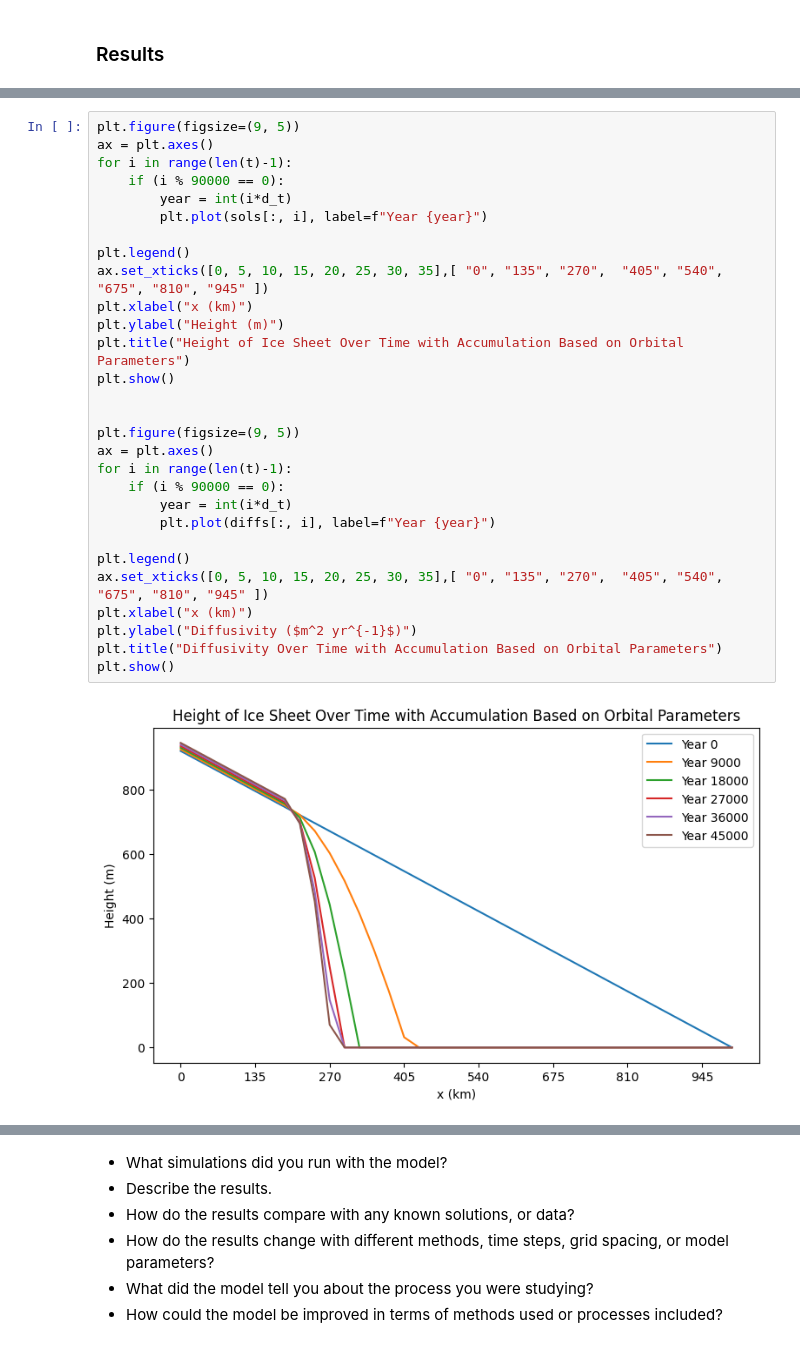
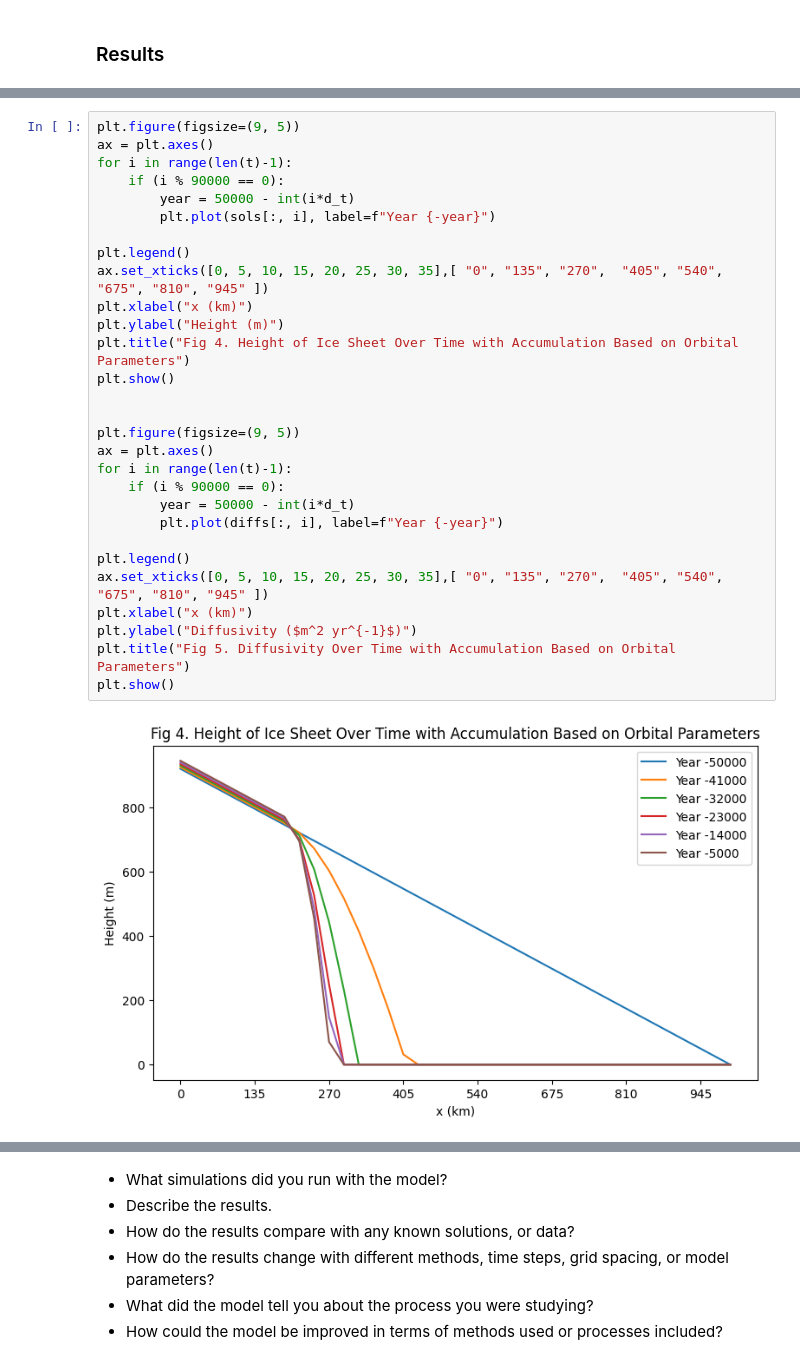
Before and after one commit to amitaanand9/eas-4610-final-project, a Jupyter notebook: FinalProjectNotebook_AmitaMiriam.ipynb, the cells around one changed output, grey strips where cells are left out. Cells and saved outputs as stored; diff of their text form.

```diff
--- a/FinalProjectNotebook_AmitaMiriam.ipynb
+++ b/FinalProjectNotebook_AmitaMiriam.ipynb
@@ -364,31 +364,31 @@ plt.show()
 # %%
 plt.figure(figsize=(9, 5))
 ax = plt.axes()
 for i in range(len(t)-1):
     if (i % 90000 == 0):
-        year = int(i*d_t)
-        plt.plot(sols[:, i], label=f"Year {year}")
+        year = 50000 - int(i*d_t)
+        plt.plot(sols[:, i], label=f"Year {-year}")
 
 plt.legend()
 ax.set_xticks([0, 5, 10, 15, 20, 25, 30, 35],[ "0", "135", "270",  "405", "540", "675", "810", "945" ])
 plt.xlabel("x (km)")
 plt.ylabel("Height (m)")
-plt.title("Height of Ice Sheet Over Time with Accumulation Based on Orbital Parameters")
+plt.title("Fig 4. Height of Ice Sheet Over Time with Accumulation Based on Orbital Parameters")
 plt.show()
 
 
 plt.figure(figsize=(9, 5))
 ax = plt.axes()
 for i in range(len(t)-1):
     if (i % 90000 == 0):
-        year = int(i*d_t)
-        plt.plot(diffs[:, i], label=f"Year {year}")
+        year = 50000 - int(i*d_t)
+        plt.plot(diffs[:, i], label=f"Year {-year}")
 
 plt.legend()
 ax.set_xticks([0, 5, 10, 15, 20, 25, 30, 35],[ "0", "135", "270",  "405", "540", "675", "810", "945" ])
 plt.xlabel("x (km)")
 plt.ylabel("Diffusivity ($m^2 yr^{-1}$)")
-plt.title("Diffusivity Over Time with Accumulation Based on Orbital Parameters")
+plt.title("Fig 5. Diffusivity Over Time with Accumulation Based on Orbital Parameters")
 plt.show()
 # %% [output]
-[figure, old version]
+[figure, new version]
```
Also changed, not shown: parts of 3 cells of this notebook.
